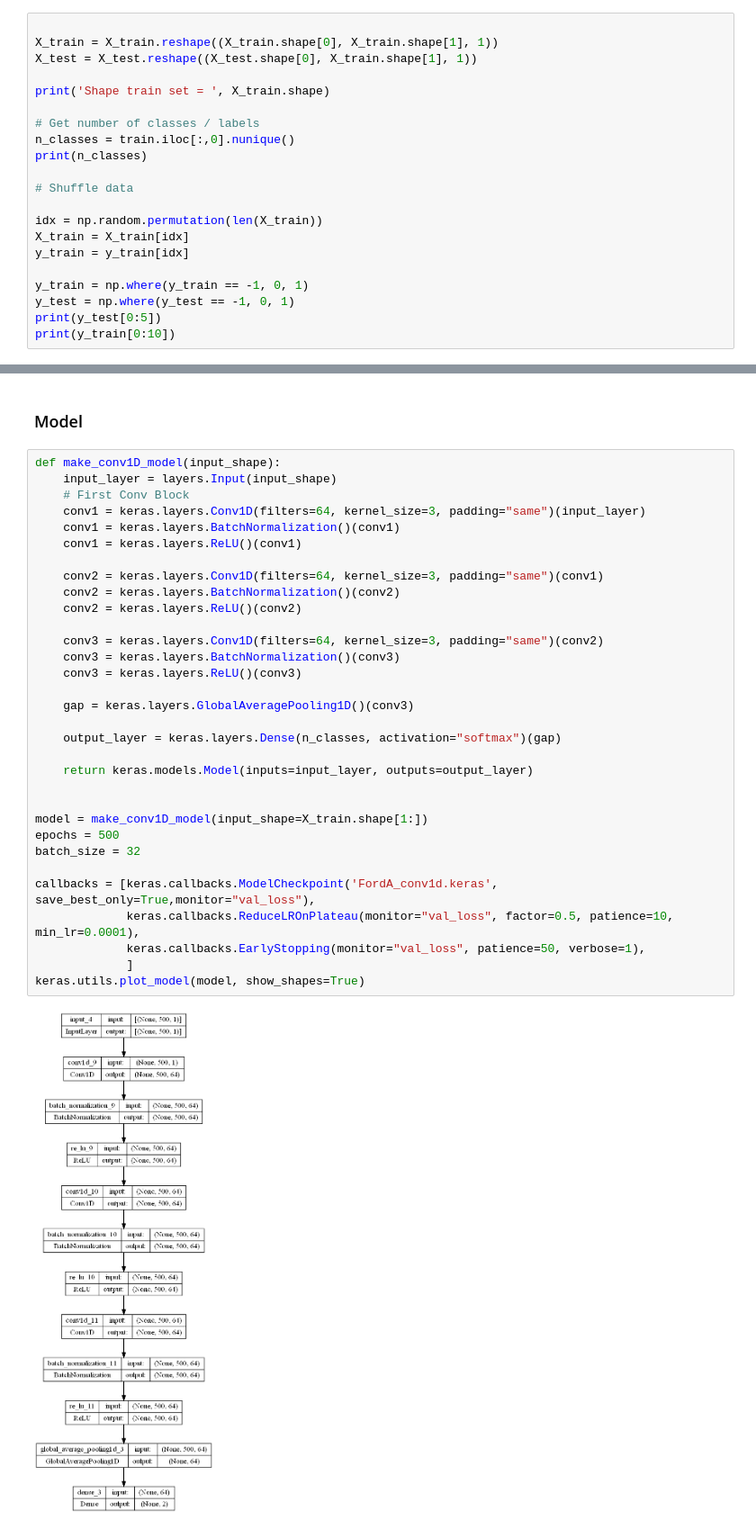
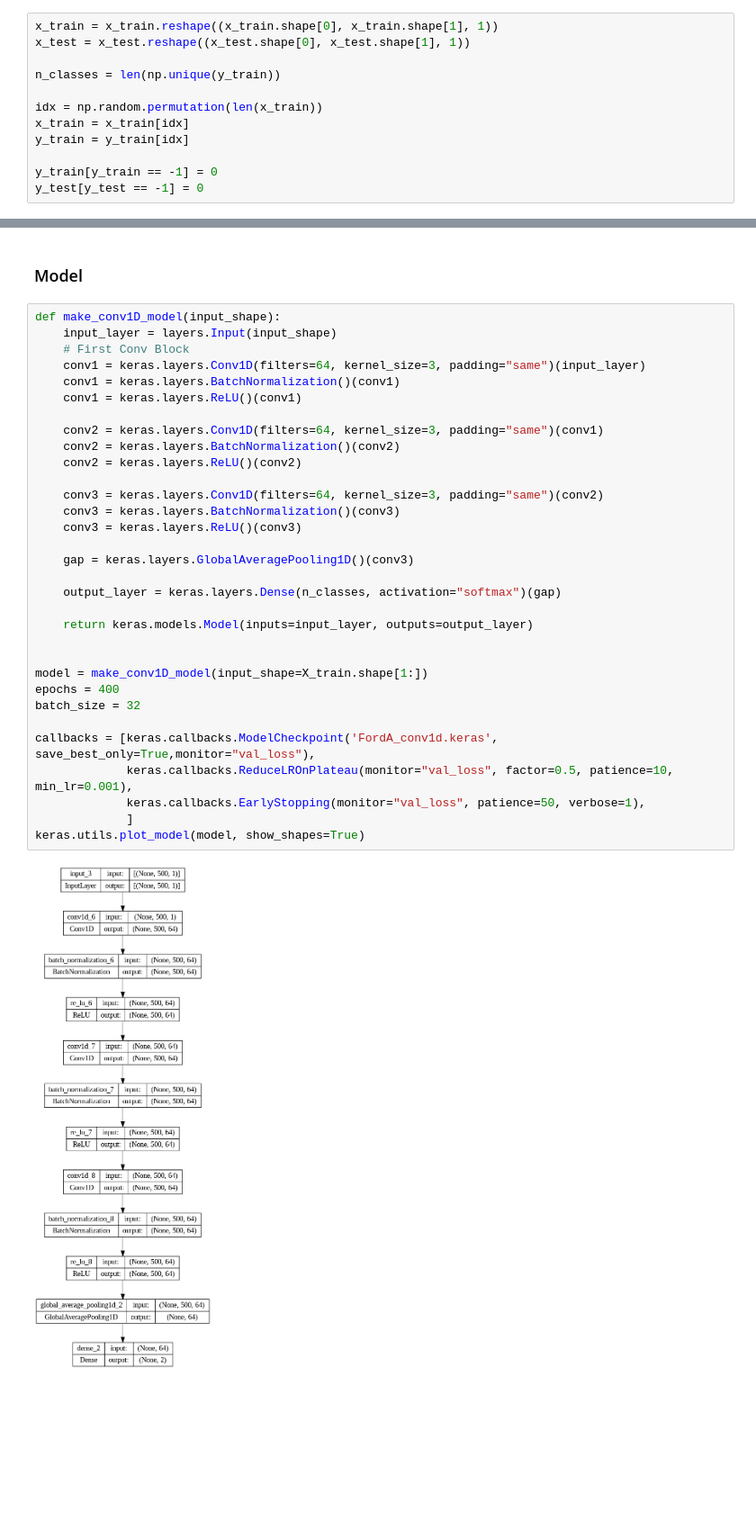
Before and after one commit to MarioRasconMerinoML/Machine_Learning, a Jupyter notebook: Time_Series_Anomaly_Detection/TS_Classification_from_Scratch_with_Keras/TS_Classification_from_Scratch_in_Keras.ipynb, the cells around one changed output, grey strips where cells are left out. Shown: that part at 90% size. Drawn from its saved outputs; the diff is of its cells as text; blank space fills up the shorter version.

```diff
--- a/Time_Series_Anomaly_Detection/TS_Classification_from_Scratch_with_Keras/TS_Classification_from_Scratch_in_Keras.ipynb
+++ b/Time_Series_Anomaly_Detection/TS_Classification_from_Scratch_with_Keras/TS_Classification_from_Scratch_in_Keras.ipynb
@@ -81,23 +110,14 @@ plt.show()
 
 In order to consider the problem as a multivariate problem with a Conv1D, We perform a reshaping on the previous arrays. We need 3D Arrays
 # %%
+x_train = x_train.reshape((x_train.shape[0], x_train.shape[1], 1))
+x_test = x_test.reshape((x_test.shape[0], x_test.shape[1], 1))
 
-X_train = X_train.reshape((X_train.shape[0], X_train.shape[1], 1))
-X_test = X_test.reshape((X_test.shape[0], X_train.shape[1], 1))
+n_classes = len(np.unique(y_train))
 
-print('Shape train set = ', X_train.shape)
-
-# Get number of classes / labels
-n_classes = train.iloc[:,0].nunique()
-print(n_classes)
-
-# Shuffle data
-
-idx = np.random.permutation(len(X_train))
-X_train = X_train[idx]
+idx = np.random.permutation(len(x_train))
+x_train = x_train[idx]
 y_train = y_train[idx]
 
-y_train = np.where(y_train == -1, 0, 1)
-y_test = np.where(y_test == -1, 0, 1)
-print(y_test[0:5])
-print(y_train[0:10])
+y_train[y_train == -1] = 0
+y_test[y_test == -1] = 0
@@ -111,36 +127,36 @@ Shape train set =  (3601, 500, 1)
 def make_conv1D_model(input_shape):
     input_layer = layers.Input(input_shape)
     # First Conv Block
     conv1 = keras.layers.Conv1D(filters=64, kernel_size=3, padding="same")(input_layer)
     conv1 = keras.layers.BatchNormalization()(conv1)
     conv1 = keras.layers.ReLU()(conv1)
 
     conv2 = keras.layers.Conv1D(filters=64, kernel_size=3, padding="same")(conv1)
     conv2 = keras.layers.BatchNormalization()(conv2)
     conv2 = keras.layers.ReLU()(conv2)
 
     conv3 = keras.layers.Conv1D(filters=64, kernel_size=3, padding="same")(conv2)
     conv3 = keras.layers.BatchNormalization()(conv3)
     conv3 = keras.layers.ReLU()(conv3)
 
     gap = keras.layers.GlobalAveragePooling1D()(conv3)
 
     output_layer = keras.layers.Dense(n_classes, activation="softmax")(gap)
 
     return keras.models.Model(inputs=input_layer, outputs=output_layer)
 
 
 model = make_conv1D_model(input_shape=X_train.shape[1:])
-epochs = 500
+epochs = 400
 batch_size = 32
 
 callbacks = [keras.callbacks.ModelCheckpoint('FordA_conv1d.keras', save_best_only=True,monitor="val_loss"),
-             keras.callbacks.ReduceLROnPlateau(monitor="val_loss", factor=0.5, patience=10, min_lr=0.0001),
+             keras.callbacks.ReduceLROnPlateau(monitor="val_loss", factor=0.5, patience=10, min_lr=0.001),
              keras.callbacks.EarlyStopping(monitor="val_loss", patience=50, verbose=1),
              ]
 keras.utils.plot_model(model, show_shapes=True)
 # %% [output]
-[figure, old version]
+[figure, new version]
 # %%
 #Train the model
 
```
Also changed, not shown: parts of 33 cells of this notebook.
